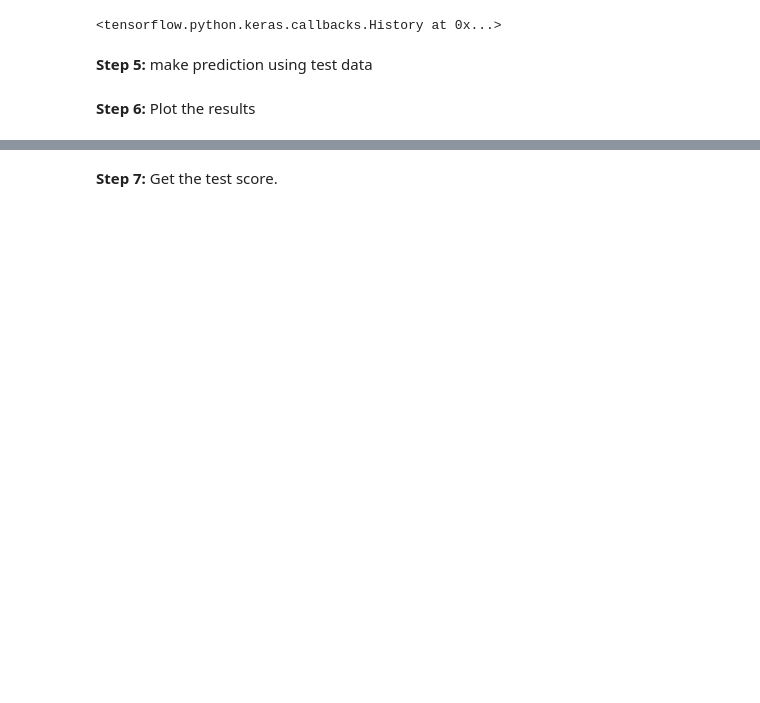
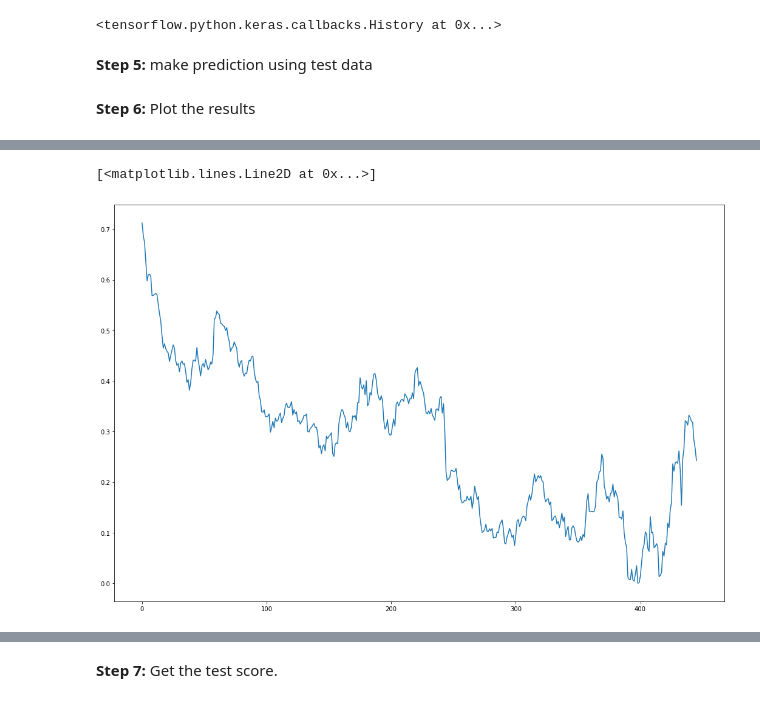
Before and after one commit to figo2127/QuantPort_Leveraged, a Jupyter notebook: Stock_Price_Predictor.ipynb, the cells around one changed output, grey strips where cells are left out. Cells and saved outputs as stored; diff of their text form; code cells hidden in the pictures; blank space fills up the shorter version.

```diff
--- a/Stock_Price_Predictor.ipynb
+++ b/Stock_Price_Predictor.ipynb
@@ -363,0 +362,5 @@ vs.plot_lstm_prediction(y_test,predictions)
+# %%
+plt.plot(y_test)
+# %% [output]
+[<matplotlib.lines.Line2D at 0x...>]
+[figure, added]
```
Also changed, not shown: parts of 30 cells of this notebook, 5 other files.
